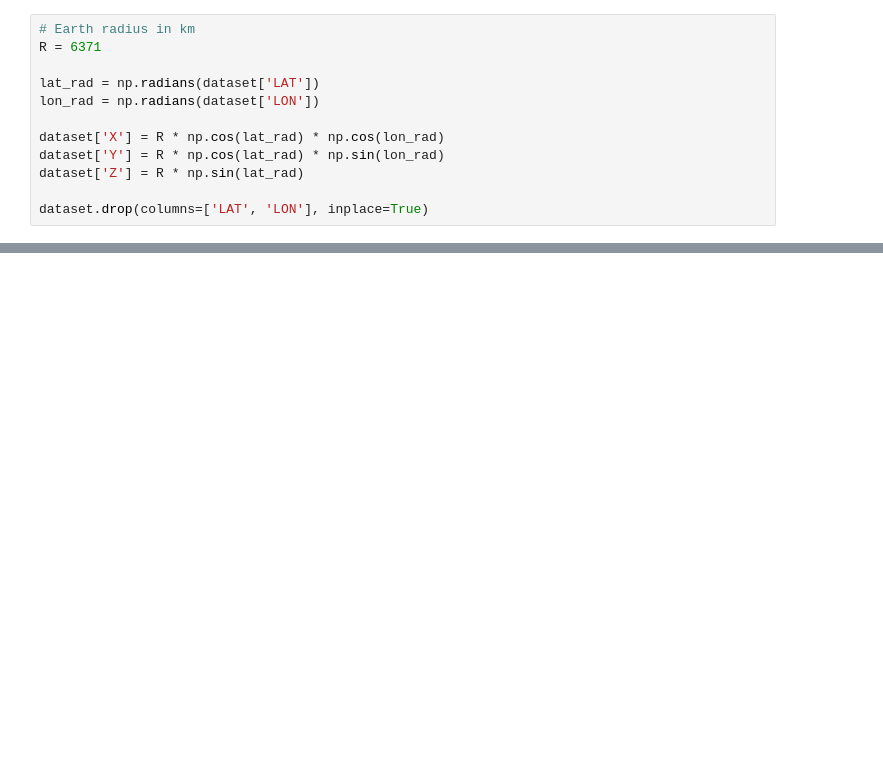
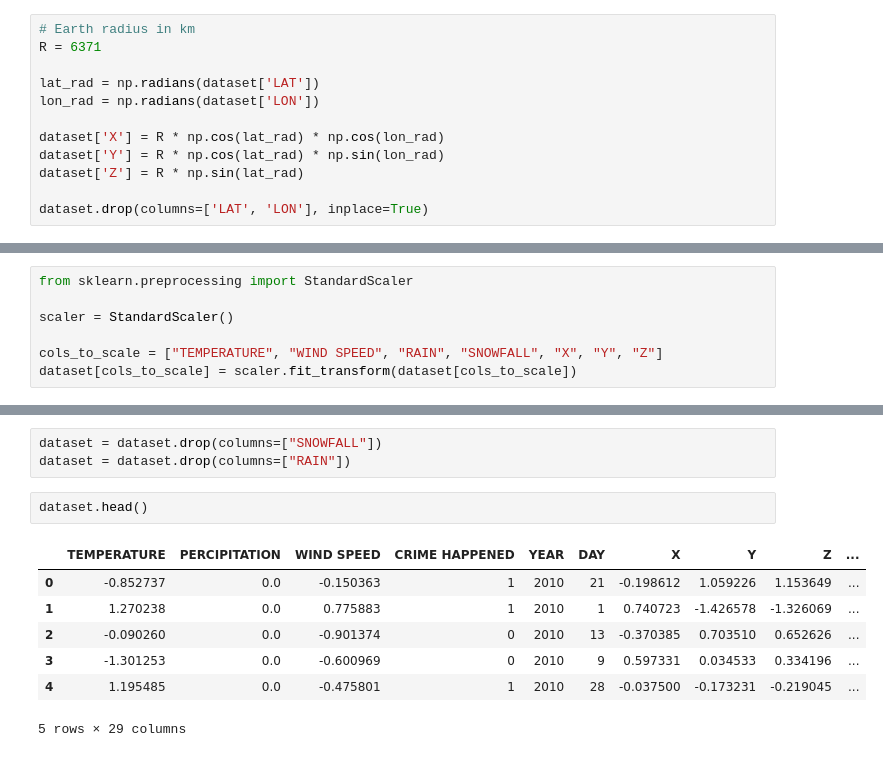
Before and after one commit to MilenaM06/LA-Crime-Analysis, a Jupyter notebook: notebooks/8_3_crime_prediction.ipynb, the cells around one changed output, grey strips where cells are left out. Cells and saved outputs as stored; diff of their text form; blank space fills up the shorter version.

```diff
--- a/notebooks/8_3_crime_prediction.ipynb
+++ b/notebooks/8_3_crime_prediction.ipynb
@@ -144,0 +187,7 @@ dataset.head()
+# %%
+from sklearn.preprocessing import StandardScaler
+
+scaler = StandardScaler()
+
+cols_to_scale = ["TEMPERATURE", "WIND SPEED", "RAIN", "SNOWFALL", "X", "Y", "Z"]
+dataset[cols_to_scale] = scaler.fit_transform(dataset[cols_to_scale])
@@ -145,3 +201,16 @@ dataset.head()
+# %%
+dataset = dataset.drop(columns=["SNOWFALL"])
+dataset = dataset.drop(columns=["RAIN"])
+# %%
+dataset.head()
+# %% [output]
+|  | TEMPERATURE | PERCIPITATION | WIND SPEED | CRIME HAPPENED | YEAR | DAY | X | Y | Z | ... |
+| 0 | -0.852737 | 0.0 | -0.150363 | 1 | 2010 | 21 | -0.198612 | 1.059226 | 1.153649 | ... |
+| 1 | 1.270238 | 0.0 | 0.775883 | 1 | 2010 | 1 | 0.740723 | -1.426578 | -1.326069 | ... |
+| 2 | -0.090260 | 0.0 | -0.901374 | 0 | 2010 | 13 | -0.370385 | 0.703510 | 0.652626 | ... |
+| 3 | -1.301253 | 0.0 | -0.600969 | 0 | 2010 | 9 | 0.597331 | 0.034533 | 0.334196 | ... |
+| 4 | 1.195485 | 0.0 | -0.475801 | 1 | 2010 | 28 | -0.037500 | -0.173231 | -0.219045 | ... |
+5 rows × 29 columns
 # %%
 import lightgbm as lgb
 from sklearn.model_selection import train_test_split
```
Also changed, not shown: parts of 5 cells of this notebook.
